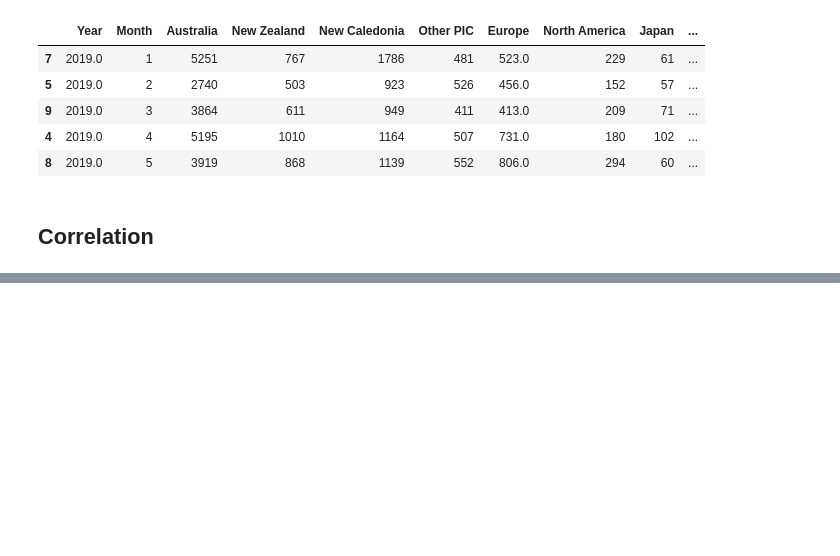
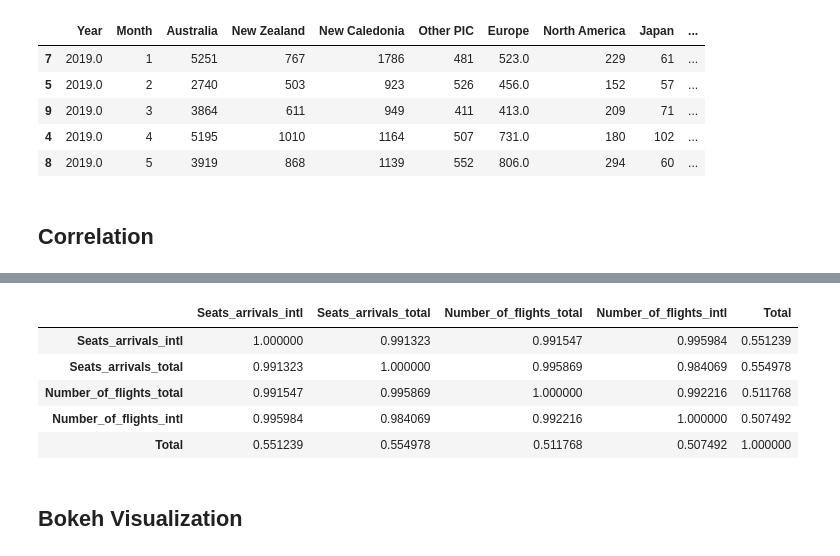
Before and after one commit to worldbank/pacific-observatory, a Jupyter notebook: scripts/notebooks/Vanuatu-EDA.ipynb, the cells around one changed output, grey strips where cells are left out. Cells and saved outputs as stored; diff of their text form; code cells hidden in the pictures; blank space fills up the shorter version.

```diff
--- a/scripts/notebooks/Vanuatu-EDA.ipynb
+++ b/scripts/notebooks/Vanuatu-EDA.ipynb
@@ -196,0 +235,13 @@ Pearson Correlation between FlightRadar's Seats Arrival and Palau's census data
+# %%
+cols = ["Seats_arrivals_intl", "Seats_arrivals_total", "Number_of_flights_total", "Number_of_flights_intl", "Total"]
+before_covid = vu_merged[:14][cols]
+before_covid.corr()
+# %% [output]
+|  | Seats_arrivals_intl | Seats_arrivals_total | Number_of_flights_total | Number_of_flights_intl | Total |
+| Seats_arrivals_intl | 1.000000 | 0.991323 | 0.991547 | 0.995984 | 0.551239 |
+| Seats_arrivals_total | 0.991323 | 1.000000 | 0.995869 | 0.984069 | 0.554978 |
+| Number_of_flights_total | 0.991547 | 0.995869 | 1.000000 | 0.992216 | 0.511768 |
+| Number_of_flights_intl | 0.995984 | 0.984069 | 0.992216 | 1.000000 | 0.507492 |
+| Total | 0.551239 | 0.554978 | 0.511768 | 0.507492 | 1.000000 |
+# %% [markdown]
+## Bokeh Visualization
```
Also changed, not shown: parts of 8 cells of this notebook, 2 other files.
